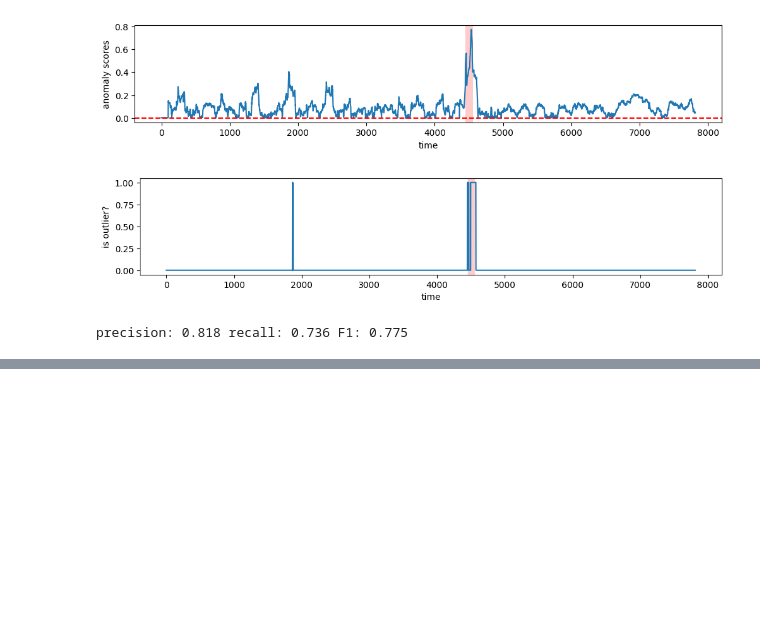
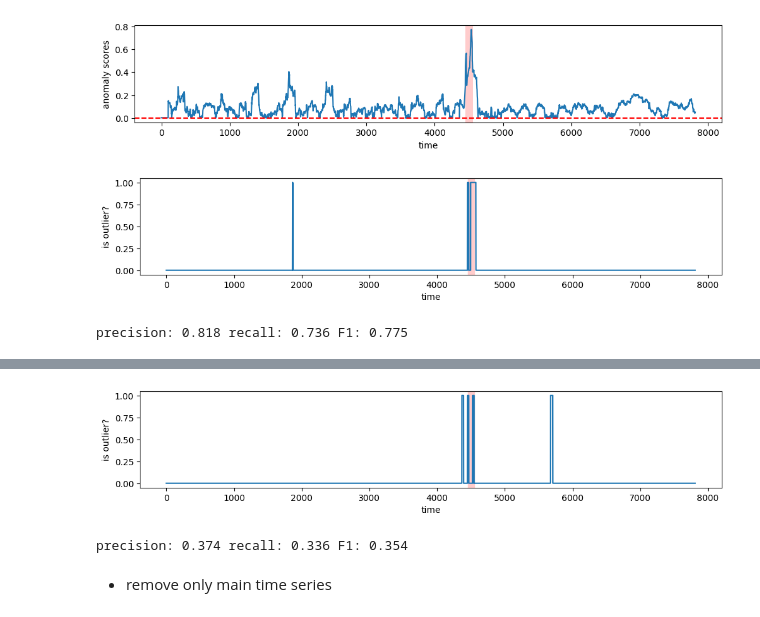
Before and after one commit to yzhang511/TimeInf, a Jupyter notebook: notebooks/IF_auxiliary_covariates.ipynb, the cells around one changed output, grey strips where cells are left out. Saved outputs shown, nothing was run; the diff lists cells and outputs as text; code cells hidden in the pictures; blank space fills up the shorter version.

```diff
--- a/notebooks/IF_auxiliary_covariates.ipynb
+++ b/notebooks/IF_auxiliary_covariates.ipynb
@@ -124,0 +202,21 @@ precision: 0.818 recall: 0.736 F1: 0.775
+# %%
+contam_ratio = block_length / len(ts)
+detected_outliers = np.zeros_like(ts)
+detected_outliers = anomaly_scores > np.quantile(anomaly_scores, 1-contam_ratio)
+# %%
+plt.figure(figsize=(12,2))
+loos_viz = np.ones_like(ts) * np.nan
+loos_viz[:len(detected_outliers)] = detected_outliers
+plt.plot(loos_viz)
+plt.axvspan(anomaly_start, anomaly_end, facecolor='red', alpha=.2)
+plt.ylabel("is outlier?")
+plt.xlabel("time")
+plt.show()
+# %% [output]
+[figure, added]
+# %%
+prec, rec, f1 = eval_anomaly_detector(ground_truth[:len(detected_outliers)], detected_outliers)
+# %% [output]
+precision: 0.374 recall: 0.336 F1: 0.354
+# %% [markdown]
+- remove only main time series
```
Also changed, not shown: parts of 17 cells of this notebook, 1 other file.
